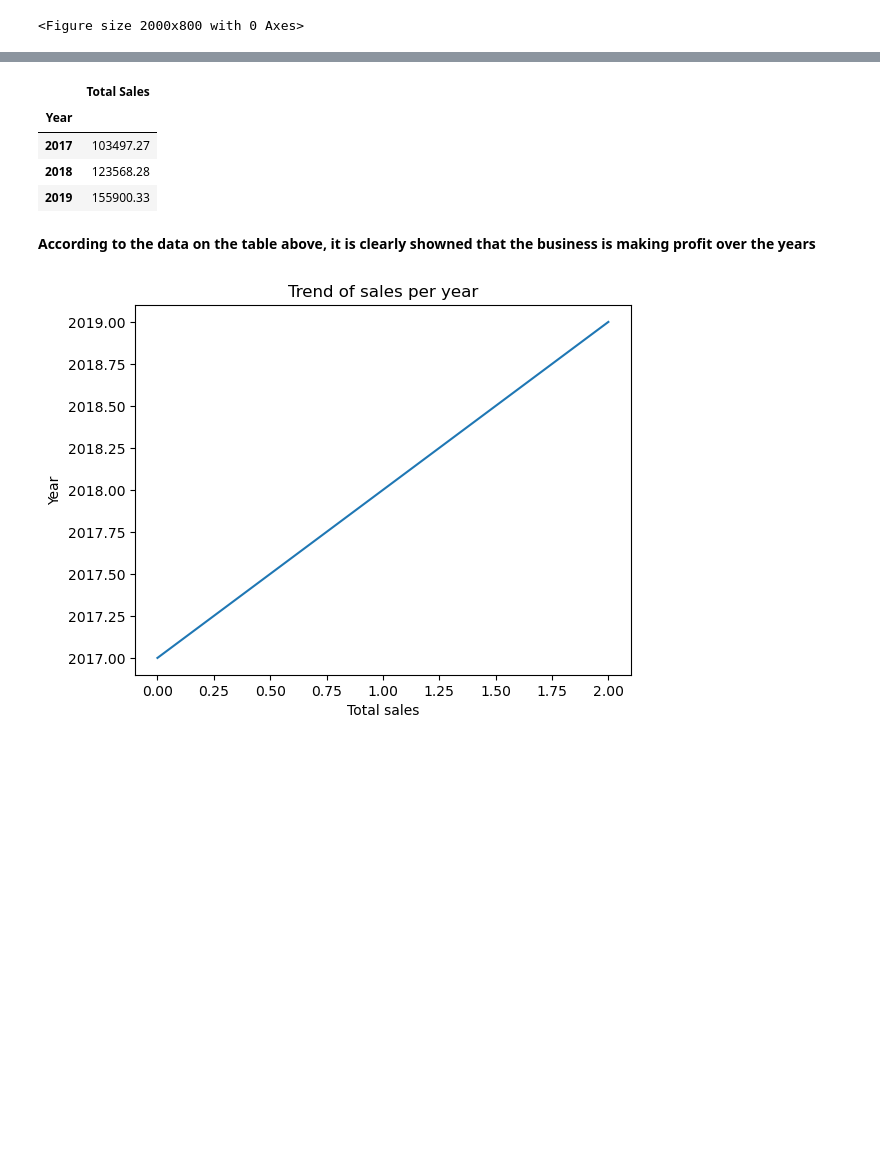
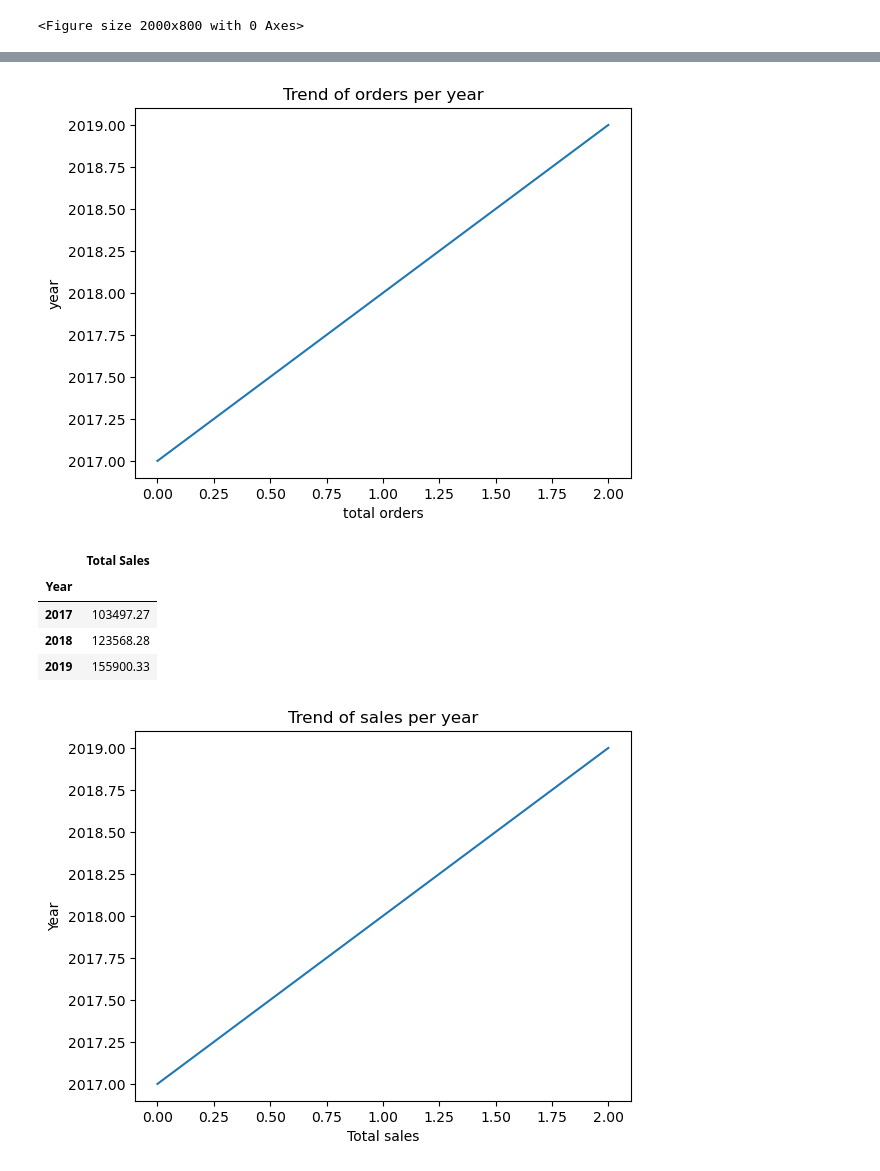
Before and after one commit to Umorutelvin/Business.retailsaledata, a Jupyter notebook: Business.retailsdataset.py.ipynb, the cells around one changed output, grey strips where cells are left out. Saved outputs shown, nothing was run; the diff lists cells and outputs as text; code cells hidden in the pictures; blank space fills up the shorter version.

```diff
--- a/Business.retailsdataset.py.ipynb
+++ b/Business.retailsdataset.py.ipynb
@@ -123,0 +174,2 @@ plt.figure(figsize=(20,8))
+# %%
+busretail_df_total_orders_perYear = busretail_df.groupby(by='Year')[['Total Orders']].sum()
@@ -124,3 +184,11 @@ plt.figure(figsize=(20,8))
+# %%
+plt.plot(busretail_df_total_orders_perYear.index)
+plt.title('Trend of orders per year')
+plt.xlabel('total orders')
+plt.ylabel('year')
+plt.show()
+# %% [output]
+[figure, added]
 # %%
 busretail_df_Total_sales_perYear = busretail_df.groupby(by= 'Year')[['Total Sales']].sum()
 # %%
@@ -131,8 +199,6 @@ busretail_df_Total_sales_perYear
 | 2017 | 103497.27 |
 | 2018 | 123568.28 |
 | 2019 | 155900.33 |
-# %% [markdown]
-**According to the data on the table above, it is clearly showned that the business is making profit over the years**
 # %%
 plt.plot(busretail_df_Total_sales_perYear.index)
 plt.title('Trend of sales per year')
```
Also changed, not shown: parts of 11 cells of this notebook.
